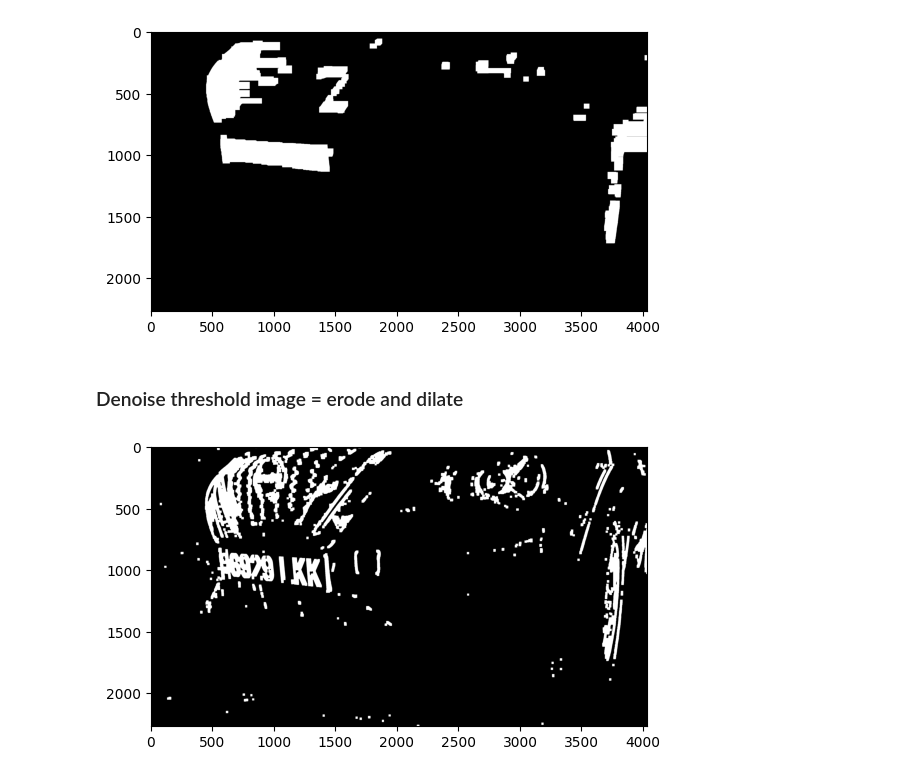
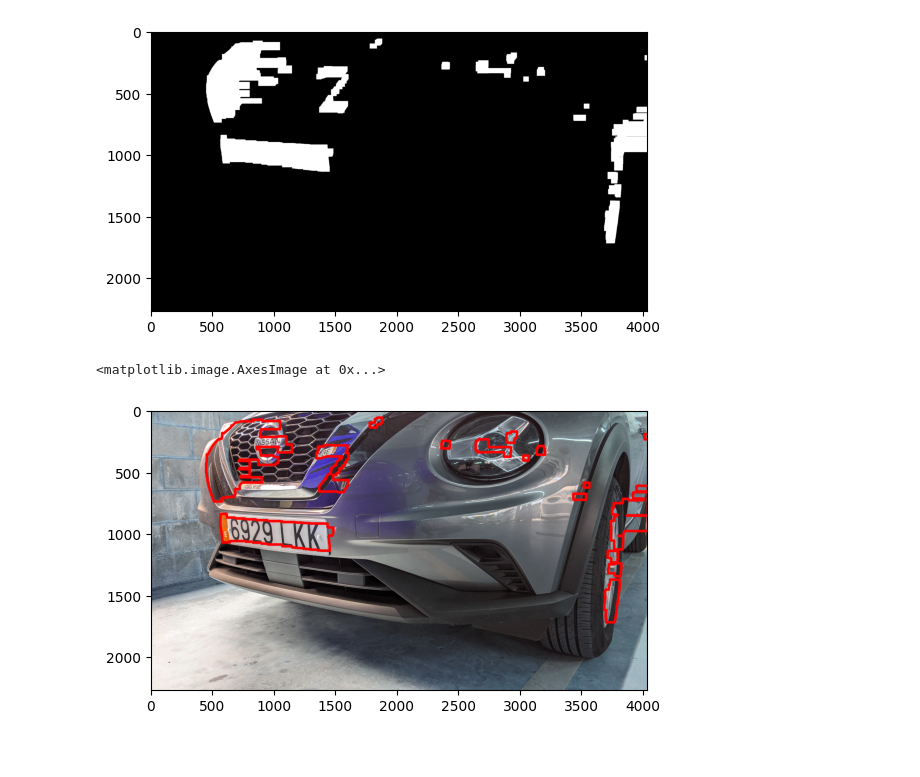
Before and after one commit to NIU1636486/PSIV2_Repte1, a Jupyter notebook: provesPol_Get_Contours.ipynb, the cells around one changed output. Drawn from its saved outputs; the diff is of its cells as text; code cells hidden in the pictures.

```diff
--- a/provesPol_Get_Contours.ipynb
+++ b/provesPol_Get_Contours.ipynb
@@ -9,7 +9,7 @@ import argparse
 # %%
 #llegir imatge i mostrar
 
-image = cv2.imread(f"/content/imagen1.jpg")
+image = cv2.imread(f"images\originals\PXL_20210921_095022850.jpg")
 #convert to grayscale per després
 grayimg = cv2.cvtColor(image, cv2.COLOR_BGR2GRAY)
 plt.imshow(grayimg, cmap="gray")
@@ -85,14 +85,11 @@ plt.imshow(gradX, cmap="gray")
 plt.show()
 # %% [output]
 [figure]
-# %% [markdown]
-### Denoise threshold image = erode and dilate
-# %%
-#clean up
-thresh= cv2.medianBlur(thresh,ksize=7)
-thresh = cv2.dilate(thresh, None, iterations=10)
-thresh = cv2.erode(thresh, None, iterations=2)
-plt.imshow(thresh, cmap="gray")
-plt.show()
-# %% [output]
-[figure, removed]
+# %%
+contours, hierarchy = cv2.findContours(gradX, cv2.RETR_TREE, cv2.CHAIN_APPROX_SIMPLE)
+# %%
+img = cv2.drawContours(image, contours, -1, (255,0 , 0), 20)
+plt.imshow(img)
+# %% [output]
+<matplotlib.image.AxesImage at 0x...>
+[figure, added]
```
Also changed, not shown: parts of 1 cell of this notebook.
